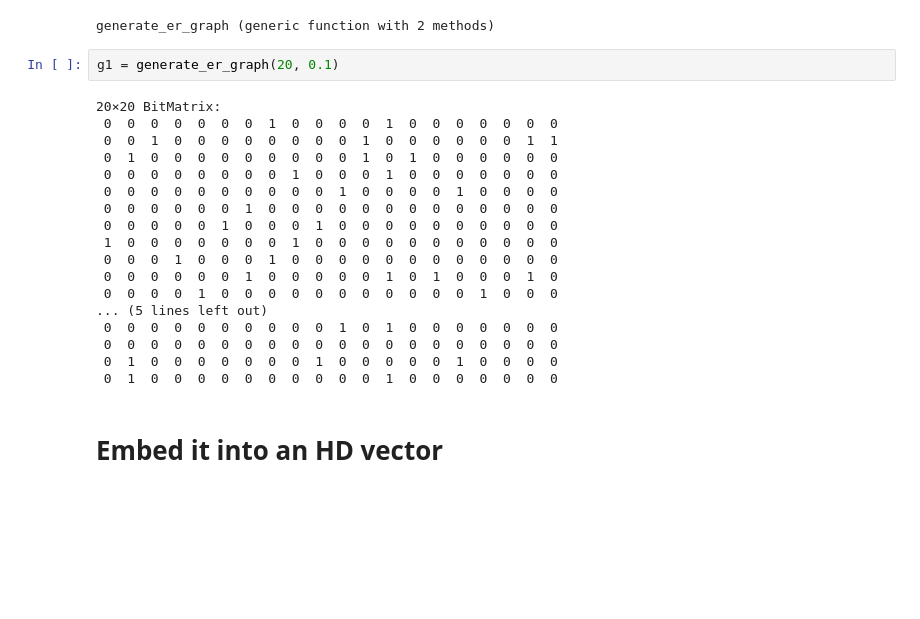
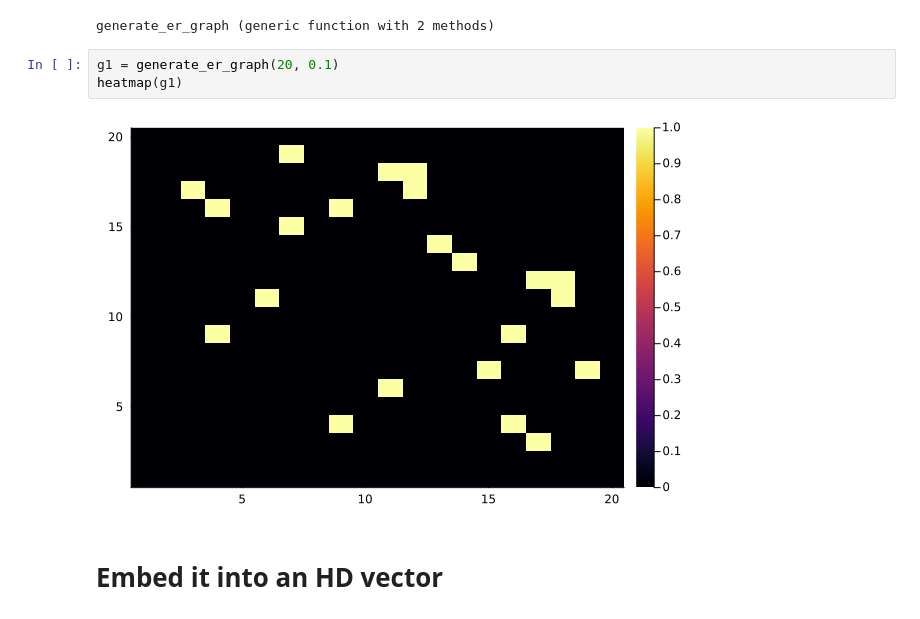
Before and after one commit to wilkieolin/phasor_julia, a Jupyter notebook: graph_demo.ipynb, the cells around one changed output. Cells and saved outputs as stored; diff of their text form; blank space fills up the shorter version.

```diff
--- a/graph_demo.ipynb
+++ b/graph_demo.ipynb
@@ -36,23 +36,8 @@ end
 generate_er_graph (generic function with 2 methods)
 # %%
 g1 = generate_er_graph(20, 0.1)
+heatmap(g1)
 # %% [output]
-20×20 BitMatrix:
- 0  0  0  0  0  0  0  1  0  0  0  0  1  0  0  0  0  0  0  0
- 0  0  1  0  0  0  0  0  0  0  0  1  0  0  0  0  0  0  1  1
- 0  1  0  0  0  0  0  0  0  0  0  1  0  1  0  0  0  0  0  0
- 0  0  0  0  0  0  0  0  1  0  0  0  1  0  0  0  0  0  0  0
- 0  0  0  0  0  0  0  0  0  0  1  0  0  0  0  1  0  0  0  0
- 0  0  0  0  0  0  1  0  0  0  0  0  0  0  0  0  0  0  0  0
- 0  0  0  0  0  1  0  0  0  1  0  0  0  0  0  0  0  0  0  0
- 1  0  0  0  0  0  0  0  1  0  0  0  0  0  0  0  0  0  0  0
- 0  0  0  1  0  0  0  1  0  0  0  0  0  0  0  0  0  0  0  0
- 0  0  0  0  0  0  1  0  0  0  0  0  1  0  1  0  0  0  1  0
- 0  0  0  0  1  0  0  0  0  0  0  0  0  0  0  0  1  0  0  0
-... (5 lines left out)
- 0  0  0  0  0  0  0  0  0  0  1  0  1  0  0  0  0  0  0  0
- 0  0  0  0  0  0  0  0  0  0  0  0  0  0  0  0  0  0  0  0
- 0  1  0  0  0  0  0  0  0  1  0  0  0  0  0  1  0  0  0  0
- 0  1  0  0  0  0  0  0  0  0  0  0  1  0  0  0  0  0  0  0
+[figure, added]
 # %% [markdown]
 # Embed it into an HD vector
```
Also changed, not shown: parts of 32 cells of this notebook, 4 other files.
